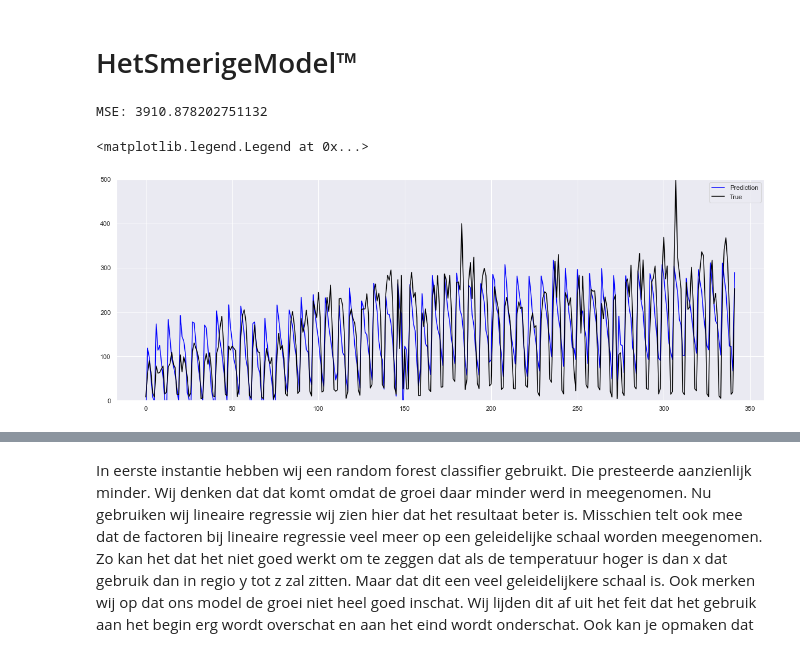
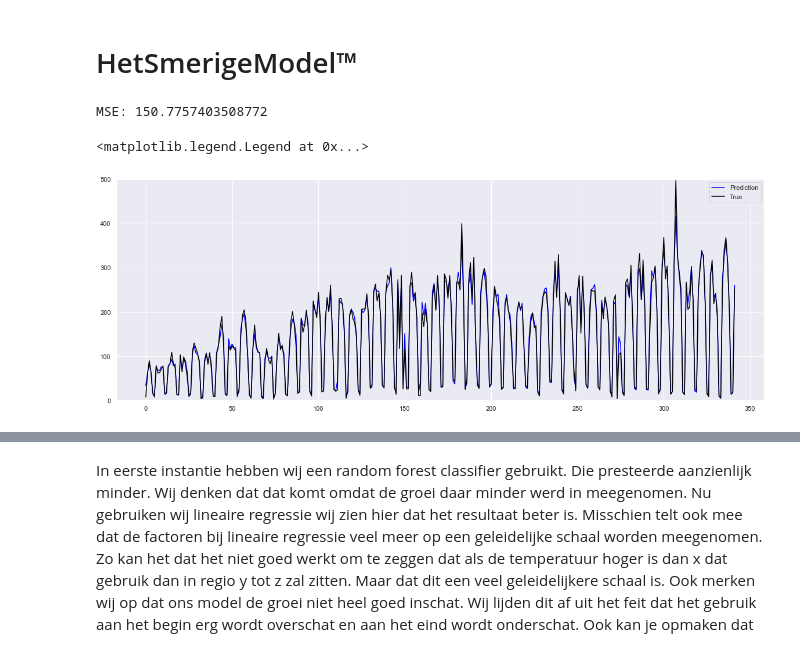
Before and after one commit to LucasVanWijk/Distributed-Processing-1, a Jupyter notebook: assignment_1/extended_analysis.ipynb, the cells around one changed output, grey strips where cells are left out. Cells and saved outputs as stored; diff of their text form; code cells hidden in the pictures.

```diff
--- a/assignment_1/extended_analysis.ipynb
+++ b/assignment_1/extended_analysis.ipynb
@@ -304,31 +304,31 @@ df_day
 # %%
 X = df_day[['day','weekday','holiday', 'TX','TG','SQ','DR','FG']]
 y = df_day['count']
 
 slice_size = 0
 if slice_size:
     X_train, y_train = X[:slice_size], y[:slice_size]
     X_test, y_test = X[slice_size:], y[slice_size:]
 else:
     X_train, y_train = X, y
     X_test, y_test = X, y
 
-# reg = RandomForestRegressor(random_state=42)
-reg = LinearRegression()
+reg = RandomForestRegressor(random_state=42)
+# reg = LinearRegression()
 # reg = MLPRegressor(max_iter=1000, hidden_layer_sizes=(50,5))
 reg.fit(X_train, y_train)
 
 y_pred = reg.predict(X_test)
 
 print("MSE:",mean_squared_error(y_test, y_pred))
 
 plt.figure(figsize=[20,7])
 sns.set_style('darkgrid')
 plt.plot(X_test.index, y_pred, label='Prediction', color='blue')
 plt.plot(X.index, y, label='True', color='black')
 plt.ylim([0,500])
 plt.legend()
 # %% [output]
-MSE: 3910.878202751132
+MSE: 150.7757403508772
 <matplotlib.legend.Legend at 0x...>
-[figure, old version]
+[figure, new version]
```
Also changed, not shown: parts of 5 cells of this notebook, 2 other files.
